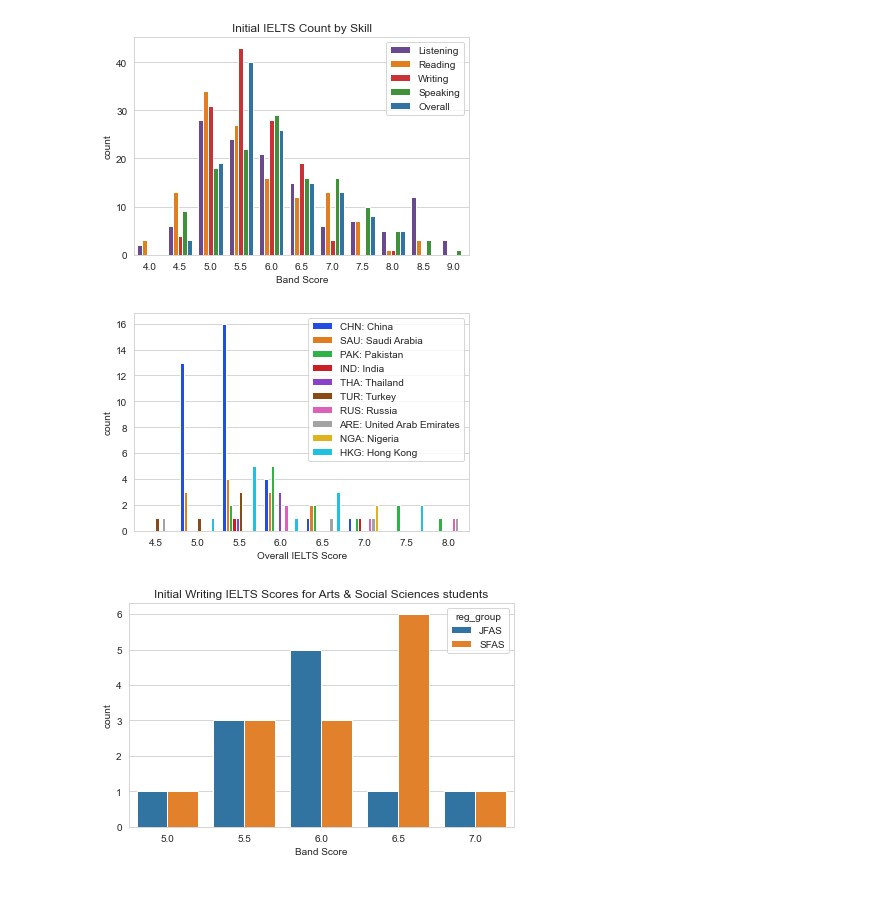
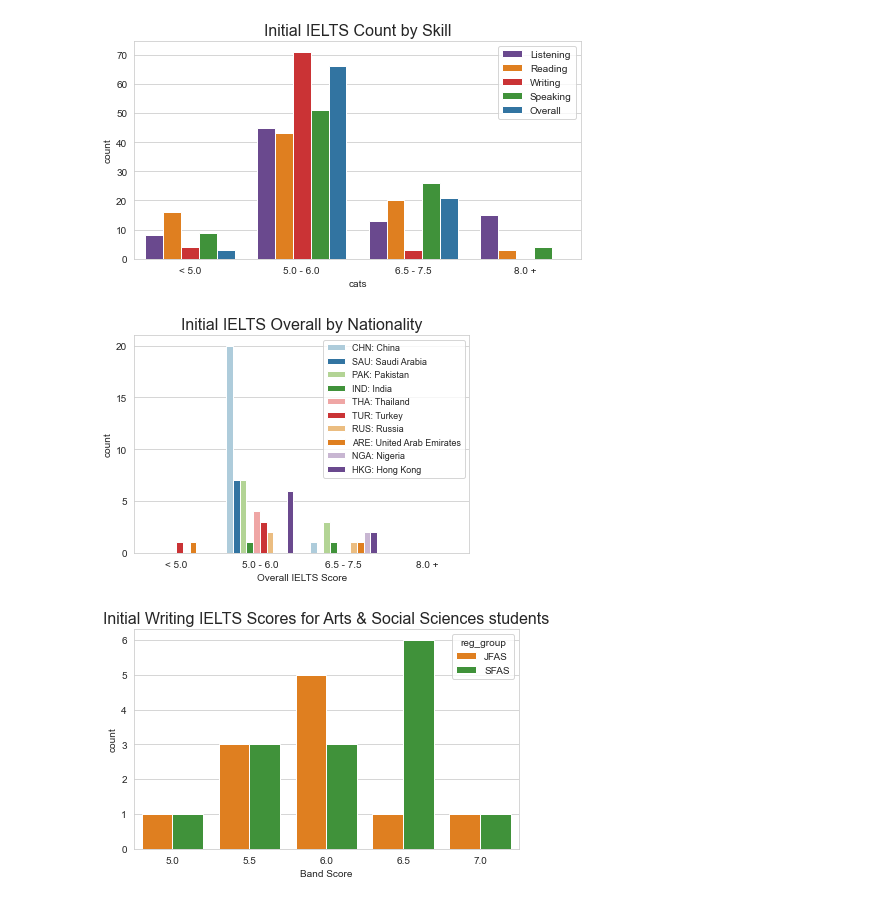
Before and after one commit to cmstorrsfox/20-21-results-analysis, a Jupyter notebook: ielts_conv.ipynb, the cells around one changed output. Saved outputs shown, nothing was run; the diff lists cells and outputs as text; code cells hidden in the pictures.

```diff
--- a/ielts_conv.ipynb
+++ b/ielts_conv.ipynb
@@ -99,40 +82,51 @@ Index(['Student ID', 'Full Name', 'reg_group', 'listening_ielts',
 # %%
 #plot ielts results
 ielts_melt = pd.melt(ielts_melt_data, id_vars=["Student ID", "Full Name", "First Nationality", "reg_group"], var_name="IELTS Skill", value_name="Band Score")
 
-fig, ax = plt.subplots(figsize=(6,4))
-sns.countplot(x="Band Score", data=ielts_melt, hue="IELTS Skill", palette="Paired_r", ax=ax)
+bins = pd.IntervalIndex.from_tuples([(0, 4.5), (5.0, 6), (6.5, 7.5), (8.0, 9.0)])
+
+ielts_melt['cats'] = pd.cut(ielts_melt["Band Score"], bins)
+
+
+fig, ax = plt.subplots(figsize=(8,4))
+sns.countplot(x="cats", data=ielts_melt, hue="IELTS Skill", palette="Paired_r", ax=ax)
 #sns.histplot(ielts_melt, x="Band Score", hue="IELTS Skill", multiple="dodge")
-ax.set_title("Initial IELTS Count by Skill")
+ax.set_title("Initial IELTS Count by Skill", fontsize=16)
+ax.set_xticklabels(["< 5.0", "5.0 - 6.0", "6.5 - 7.5", "8.0 +"])
 plt.legend(["Listening", "Reading", "Writing", "Speaking", "Overall"], loc="upper right")
 
 plt.show()
 plt.clf()
 
 country_melt = ielts_melt[((ielts_melt["First Nationality"] == "CHN: China") | (ielts_melt["First Nationality"] == "HKG: Hong Kong") | (ielts_melt["First Nationality"] == "SAU: Saudi Arabia") | (ielts_melt["First Nationality"] == "PAK: Pakistan") | (ielts_melt["First Nationality"] == "RUS: Russia") | (ielts_melt["First Nationality"] == "TUR: Turkey") | (ielts_melt["First Nationality"] == "ARE: United Arab Emirates") | (ielts_melt["First Nationality"] == "THA: Thailand") | (ielts_melt["First Nationality"] == "IND: India") | (ielts_melt["First Nationality"] == "NGA: Nigeria")) & (ielts_melt["IELTS Skill"] == "overall_ielts")]
 
 
 
 #overall data
 
-sns.countplot(x="Band Score", data=country_melt, color="red", hue="First Nationality", palette="bright", dodge=True)
+sns.countplot(x="cats", data=country_melt, hue="First Nationality", palette="Paired", dodge=True)
 plt.legend(loc="upper right")
+plt.xticks(ticks=[0,1,2,3], labels=["< 5.0", "5.0 - 6.0", "6.5 - 7.5", "8.0 +"])
+plt.yticks(ticks=[x for x in range(0, 21, 5)])
+plt.legend(ncol=1, fontsize=9, loc="upper right")
+plt.title("Initial IELTS Overall by Nationality", fontsize=16)
 plt.xlabel("Overall IELTS Score")
 
 
 plt.show()
 # %% [output]
-[figure, old version]
+[figure, new version]
-[figure, old version]
+[figure, new version]
 # %%
 #ielts scores by pathway
-sns.countplot(x="Band Score", hue="reg_group", data=ielts_melt[(ielts_melt["IELTS Skill"] == "writing_ielts") & ((ielts_melt["reg_group"] == "JFAS") | (ielts_melt["reg_group"] == "SFAS"))])
-plt.title("Initial Writing IELTS Scores for Arts & Social Sciences students")
+
+sns.countplot(x="Band Score", hue="reg_group", data=ielts_melt[(ielts_melt["IELTS Skill"] == "writing_ielts") & ((ielts_melt["reg_group"] == "JFAS") | (ielts_melt["reg_group"] == "SFAS"))], palette="Paired_r")
+plt.title("Initial Writing IELTS Scores for Arts & Social Sciences students", fontsize=16)
 plt.tight_layout()
 plt.savefig("charts/initial IELTS writing.png")
 plt.show()
 # %% [output]
-[figure, old version]
+[figure, new version]
 # %%
 #calculate percentage change from ielts score
 def band_change(colA, colB):
```
Also changed, not shown: parts of 6 cells of this notebook, 22 other files.
